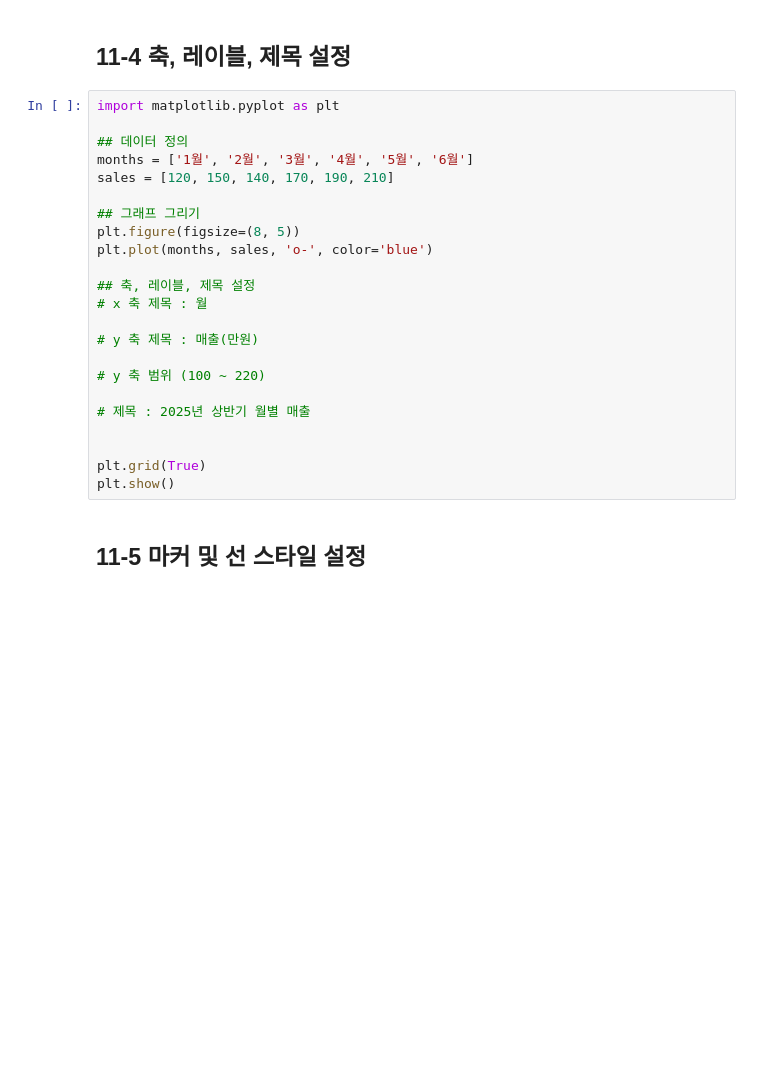
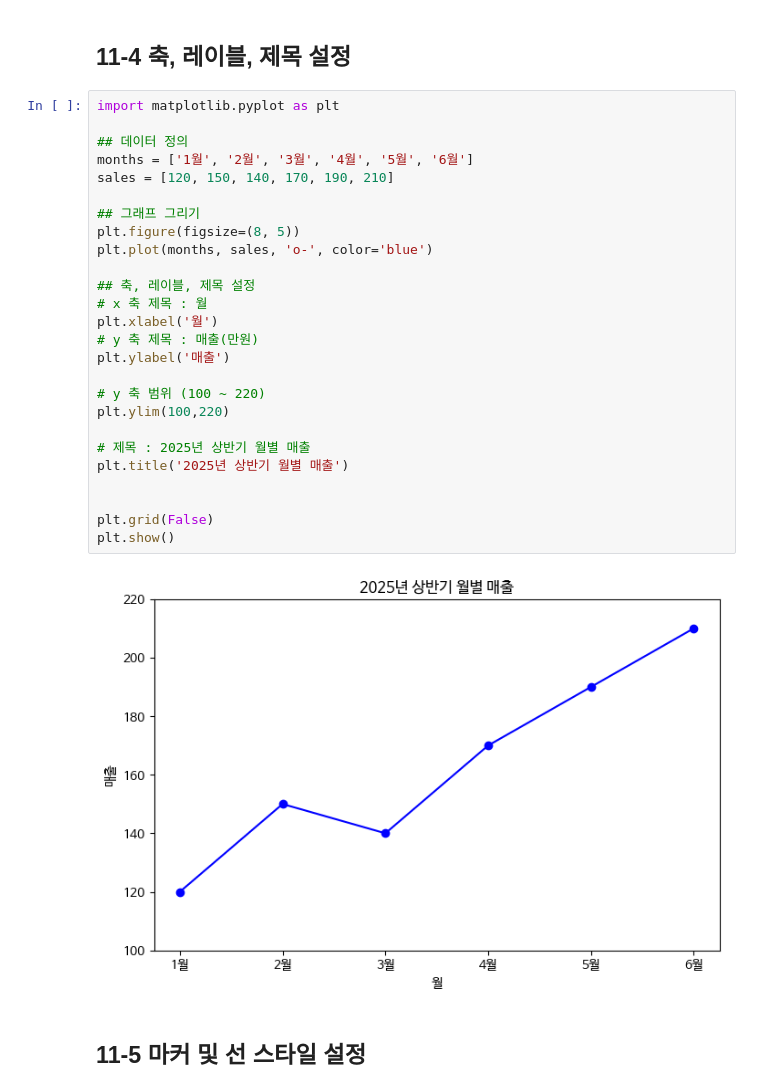
Before and after one commit to Dayeong-Hwang/Data-Analysis-with-Open-Source, a Jupyter notebook: 오픈소스_데이터_분석_11강.ipynb, the cells around one changed output. Saved outputs shown, nothing was run; the diff lists cells and outputs as text; blank space fills up the shorter version.

```diff
--- a/오픈소스_데이터_분석_11강.ipynb
+++ b/오픈소스_데이터_분석_11강.ipynb
@@ -98,26 +98,31 @@ plt.show()
 # %%
 import matplotlib.pyplot as plt
 
 ## 데이터 정의
 months = ['1월', '2월', '3월', '4월', '5월', '6월']
 sales = [120, 150, 140, 170, 190, 210]
 
 ## 그래프 그리기
 plt.figure(figsize=(8, 5))
 plt.plot(months, sales, 'o-', color='blue')
 
 ## 축, 레이블, 제목 설정
 # x 축 제목 : 월
-
+plt.xlabel('월')
 # y 축 제목 : 매출(만원)
+plt.ylabel('매출')
 
 # y 축 범위 (100 ~ 220)
+plt.ylim(100,220)
 
 # 제목 : 2025년 상반기 월별 매출
+plt.title('2025년 상반기 월별 매출')
 
 
-plt.grid(True)
+plt.grid(False)
 plt.show()
+# %% [output]
+[figure, added]
 # %% [markdown]
 ## 11-5 마커 및 선 스타일 설정
 # %%
```
